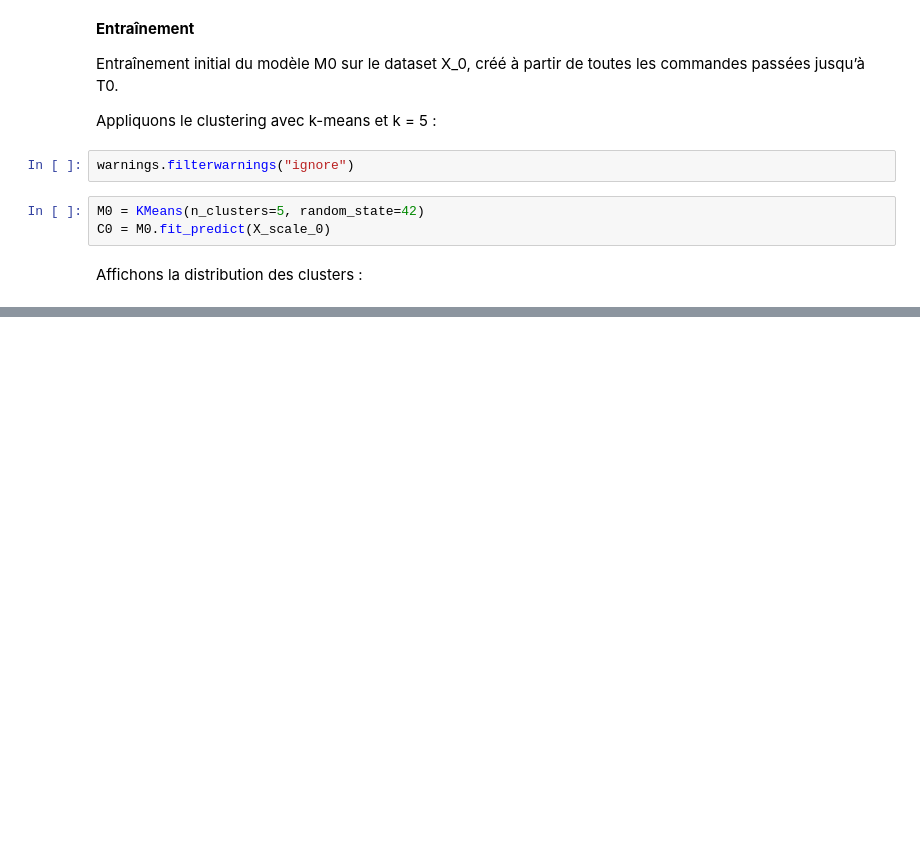
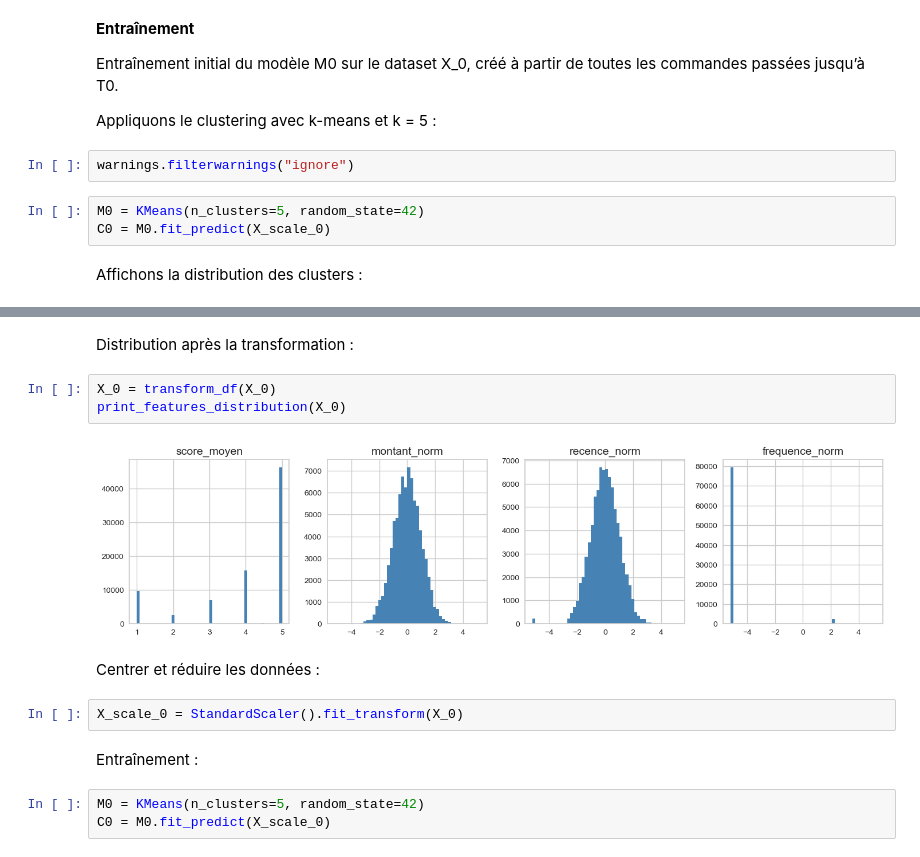
Before and after one commit to ludovic-source/Data_scientist_formation, a Jupyter notebook: projet_5/Projet_5_simulation.ipynb, the cells around one changed output, grey strips where cells are left out. Cells and saved outputs as stored; diff of their text form; blank space fills up the shorter version.

```diff
--- a/projet_5/Projet_5_simulation.ipynb
+++ b/projet_5/Projet_5_simulation.ipynb
@@ -474,0 +568,16 @@ On calcule l'ARI entre C2_new et C2_init avec adjusted_rand_score avec sklearn.
+# %% [markdown]
+Distribution après la transformation :
+# %%
+X_0 = transform_df(X_0)
+print_features_distribution(X_0)
+# %% [output]
+[figure, added]
+# %% [markdown]
+Centrer et réduire les données :
+# %%
+X_scale_0 = StandardScaler().fit_transform(X_0)
+# %% [markdown]
+Entraînement :
+# %%
+M0 = KMeans(n_clusters=5, random_state=42)
+C0 = M0.fit_predict(X_scale_0)
```
Also changed, not shown: parts of 21 cells of this notebook.
